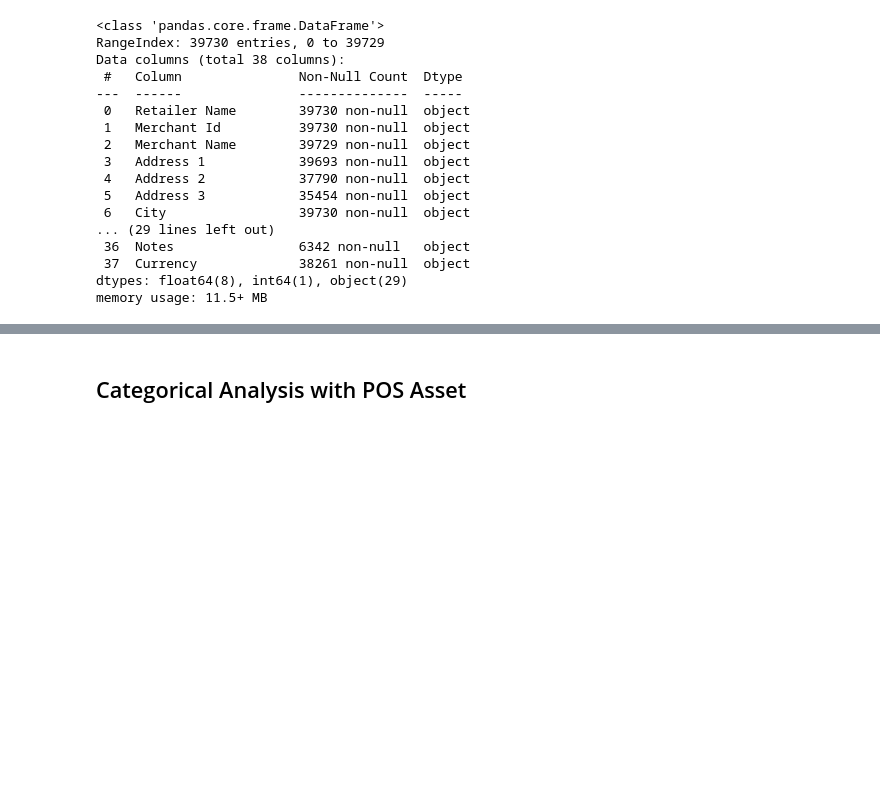
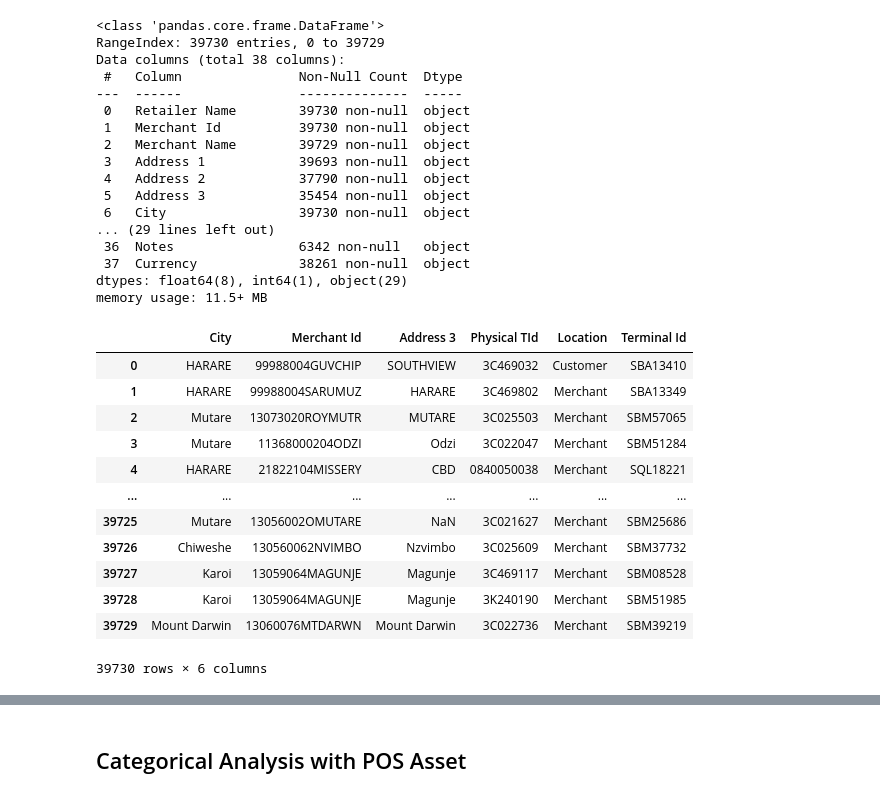
Before and after one commit to McnamaraChiwaye/pos_app, a Jupyter notebook: POS Asset locations dictionary.ipynb, the cells around one changed output, grey strips where cells are left out. Cells and saved outputs as stored; diff of their text form; code cells hidden in the pictures; blank space fills up the shorter version.

```diff
--- a/POS Asset locations dictionary.ipynb
+++ b/POS Asset locations dictionary.ipynb
@@ -78,5 +64,19 @@ Data columns (total 38 columns):
 dtypes: float64(8), int64(1), object(29)
 memory usage: 11.5+ MB
 # %%
-# df[['City','Merchant Id', 'Address 3','Physical TId' , 'Location', 'Terminal Id' ]]
+ df[['City','Merchant Id', 'Address 3','Physical TId' , 'Location', 'Terminal Id' ]]
+# %% [output]
+|  | City | Merchant Id | Address 3 | Physical TId | Location | Terminal Id |
+| 0 | HARARE | 99988004GUVCHIP | SOUTHVIEW | 3C469032 | Customer | SBA13410 |
+| 1 | HARARE | 99988004SARUMUZ | HARARE | 3C469802 | Merchant | SBA13349 |
+| 2 | Mutare | 13073020ROYMUTR | MUTARE | 3C025503 | Merchant | SBM57065 |
+| 3 | Mutare | 11368000204ODZI | Odzi | 3C022047 | Merchant | SBM51284 |
+| 4 | HARARE | 21822104MISSERY | CBD | 0840050038 | Merchant | SQL18221 |
+| ... | ... | ... | ... | ... | ... | ... |
+| 39725 | Mutare | 13056002OMUTARE | NaN | 3C021627 | Merchant | SBM25686 |
+| 39726 | Chiweshe | 130560062NVIMBO | Nzvimbo | 3C025609 | Merchant | SBM37732 |
+| 39727 | Karoi | 13059064MAGUNJE | Magunje | 3C469117 | Merchant | SBM08528 |
+| 39728 | Karoi | 13059064MAGUNJE | Magunje | 3K240190 | Merchant | SBM51985 |
+| 39729 | Mount Darwin | 13060076MTDARWN | Mount Darwin | 3C022736 | Merchant | SBM39219 |
+39730 rows × 6 columns
 # %%
```
Also changed, not shown: parts of 19 cells of this notebook.
